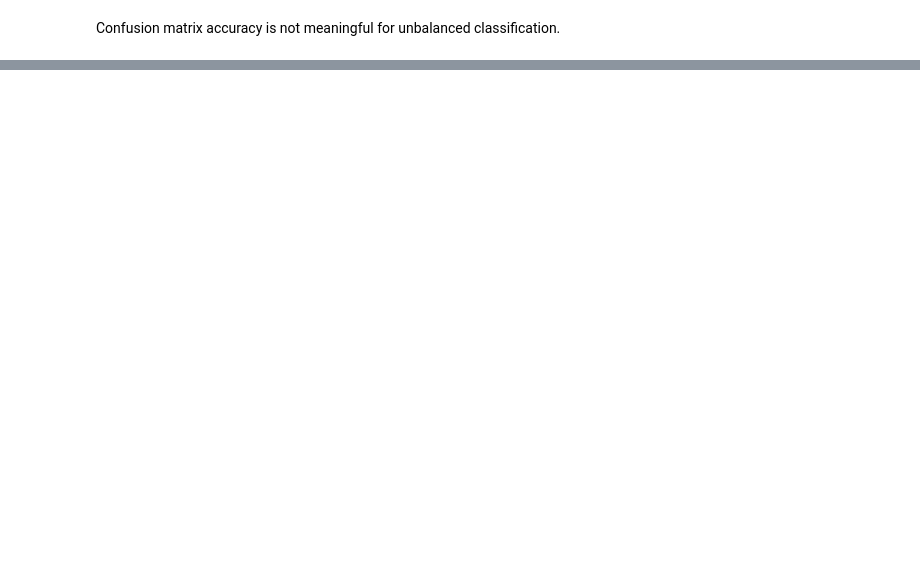
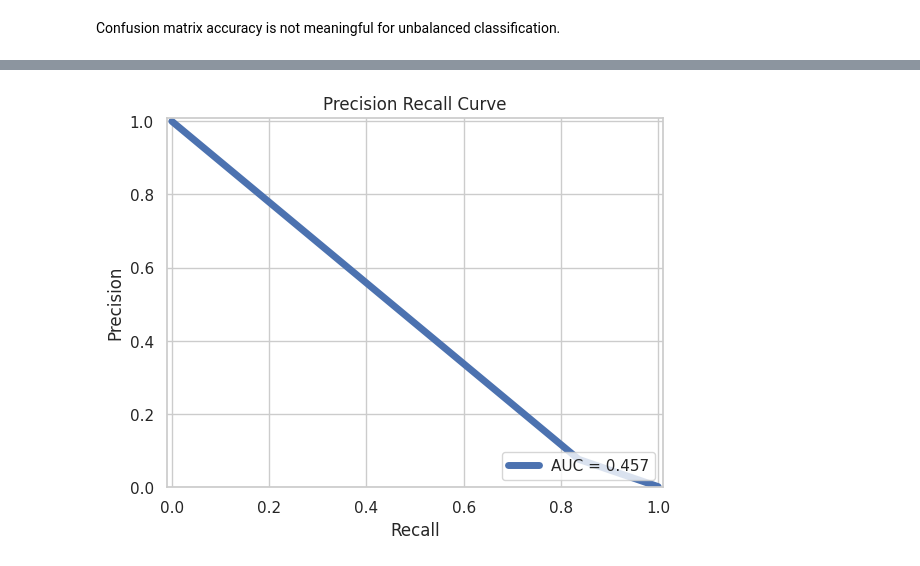
Before and after one commit to alteush/Deep-Learning-2024, a Jupyter notebook: Credit Card Fraud Detection.ipynb, the cells around one changed output, grey strips where cells are left out. Cells and saved outputs as stored; diff of their text form; code cells hidden in the pictures; blank space fills up the shorter version.

```diff
--- a/Credit Card Fraud Detection.ipynb
+++ b/Credit Card Fraud Detection.ipynb
@@ -380,0 +381,20 @@ Percentage of correctly predicting the Fraud Transactions :  82.6530612244898 %
+# %%
+# prompt: Print precision recall curve
+
+from sklearn.metrics import precision_recall_curve
+from sklearn.metrics import auc
+
+precision, recall, thresholds = precision_recall_curve(y_test.argmax(axis = 1), preds.argmax(axis = 1))
+pr_auc = auc(recall, precision)
+
+plt.plot(recall, precision, linewidth = 5, label = 'AUC = %0.3f'% pr_auc)
+
+plt.xlim([-0.01, 1.01])
+plt.ylim([0, 1.01])
+plt.legend(loc='lower right')
+plt.title('Precision Recall Curve')
+plt.ylabel('Precision')
+plt.xlabel('Recall')
+plt.show()
+# %% [output]
+[figure, added]
```
Also changed, not shown: parts of 6 cells of this notebook.
